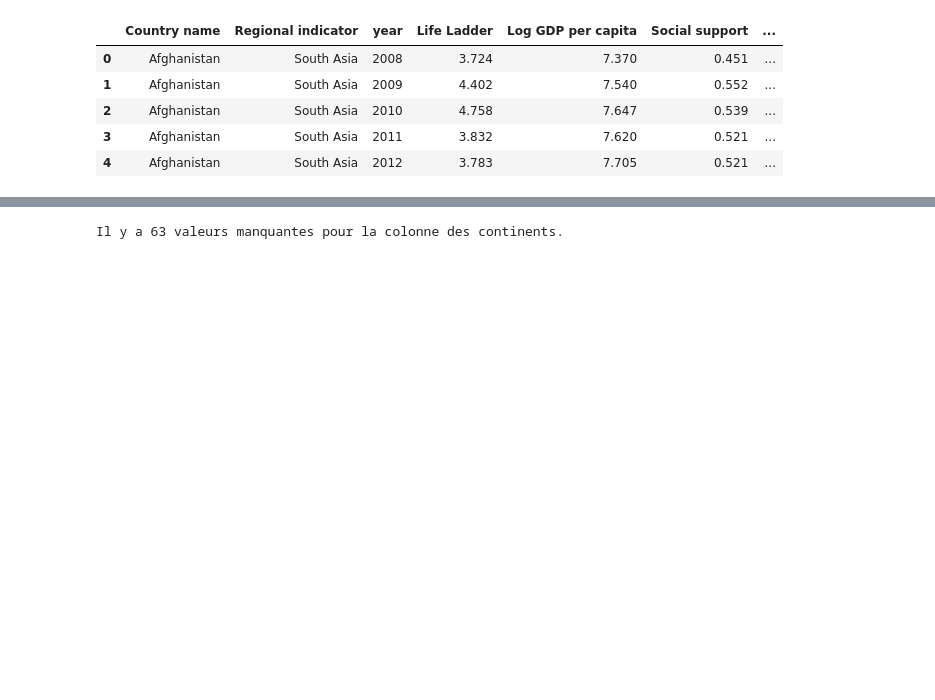
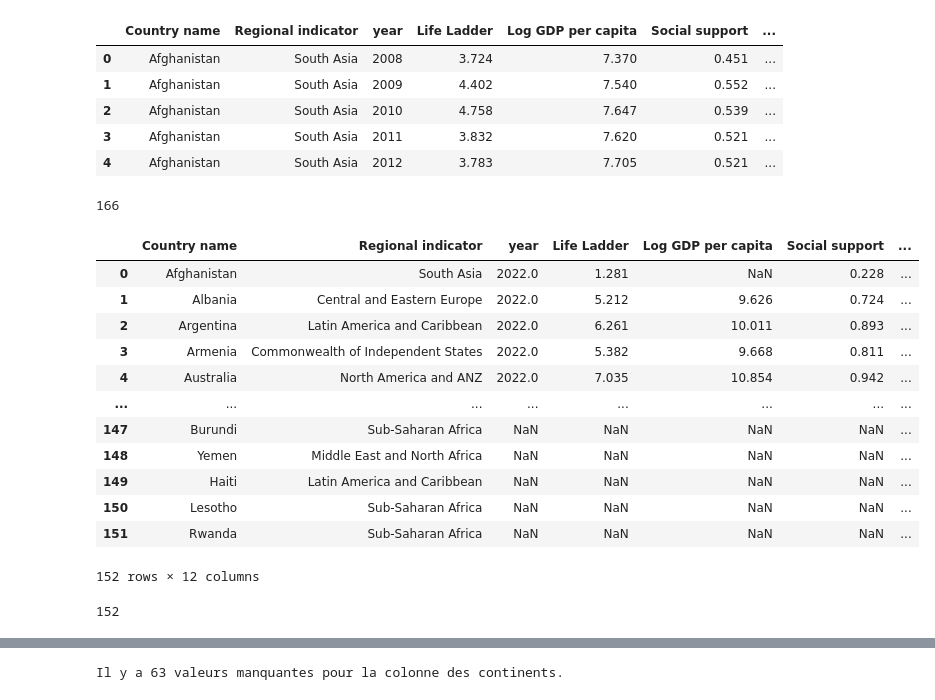
Before and after one commit to SkylerAuraArena/happinessmeter, a Jupyter notebook: notebooks/etienne-ml.ipynb, the cells around one changed output, grey strips where cells are left out. Drawn from its saved outputs; the diff is of its cells as text; code cells hidden in the pictures; blank space fills up the shorter version.

```diff
--- a/notebooks/etienne-ml.ipynb
+++ b/notebooks/etienne-ml.ipynb
@@ -77,3 +81,7 @@ df_global2.head()
 | 2 | Afghanistan | South Asia | 2010 | 4.758 | 7.647 | 0.539 | ... |
 | 3 | Afghanistan | South Asia | 2011 | 3.832 | 7.620 | 0.521 | ... |
 | 4 | Afghanistan | South Asia | 2012 | 3.783 | 7.705 | 0.521 | ... |
+# %%
+df_global2["Country name"].nunique()
+# %% [output]
+166
@@ -79,0 +95,20 @@ df_global2.head()
+# %%
+display(df_global2023)
+# %% [output]
+|  | Country name | Regional indicator | year | Life Ladder | Log GDP per capita | Social support | ... |
+| 0 | Afghanistan | South Asia | 2022.0 | 1.281 | NaN | 0.228 | ... |
+| 1 | Albania | Central and Eastern Europe | 2022.0 | 5.212 | 9.626 | 0.724 | ... |
+| 2 | Argentina | Latin America and Caribbean | 2022.0 | 6.261 | 10.011 | 0.893 | ... |
+| 3 | Armenia | Commonwealth of Independent States | 2022.0 | 5.382 | 9.668 | 0.811 | ... |
+| 4 | Australia | North America and ANZ | 2022.0 | 7.035 | 10.854 | 0.942 | ... |
+| ... | ... | ... | ... | ... | ... | ... | ... |
+| 147 | Burundi | Sub-Saharan Africa | NaN | NaN | NaN | NaN | ... |
+| 148 | Yemen | Middle East and North Africa | NaN | NaN | NaN | NaN | ... |
+| 149 | Haiti | Latin America and Caribbean | NaN | NaN | NaN | NaN | ... |
+| 150 | Lesotho | Sub-Saharan Africa | NaN | NaN | NaN | NaN | ... |
+| 151 | Rwanda | Sub-Saharan Africa | NaN | NaN | NaN | NaN | ... |
+152 rows × 12 columns
+# %%
+df_global2023["Country name"].nunique()
+# %% [output]
+152
```
Also changed, not shown: parts of 6 cells of this notebook, 2 other files.
